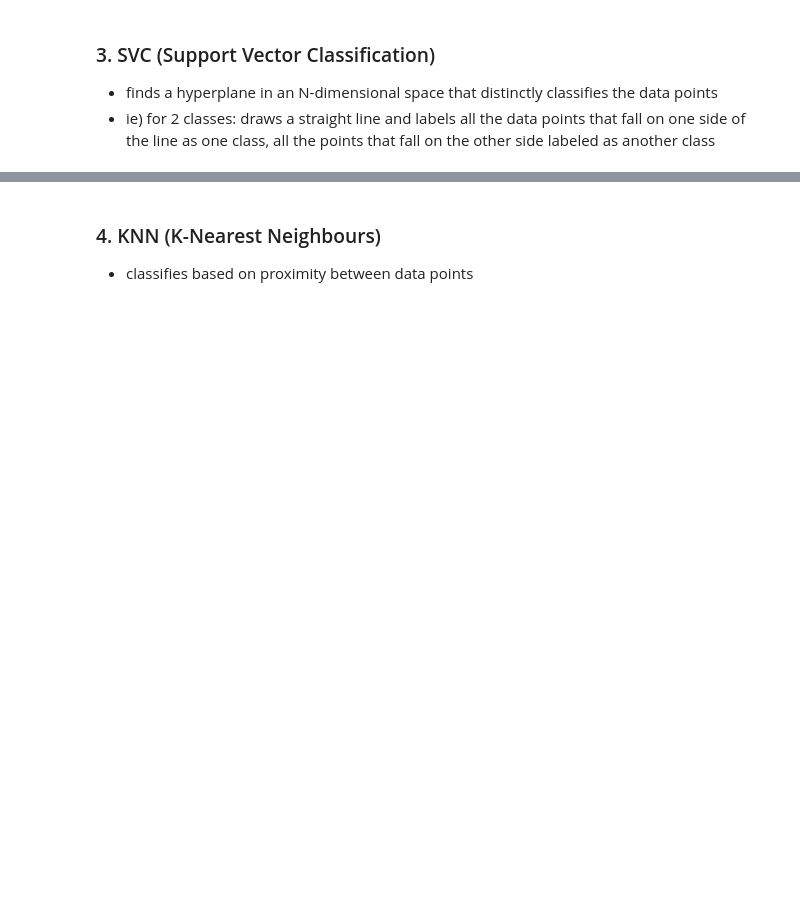
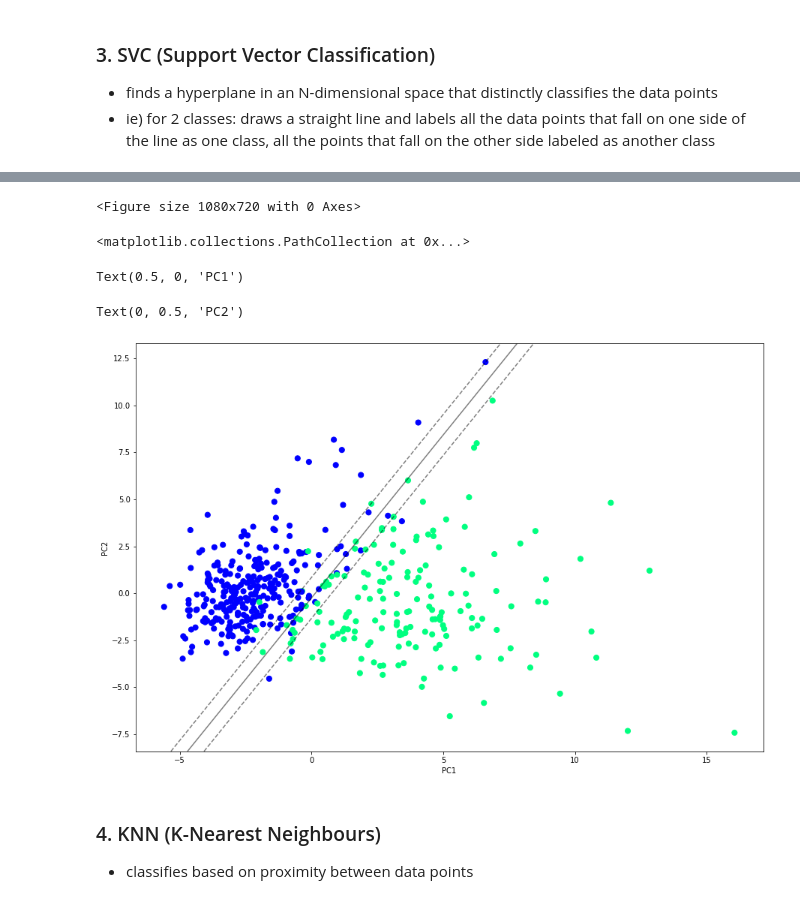
Before and after one commit to yoonichung/BreastCancerPrediction, a Jupyter notebook: BreastCancerPrediction_master.ipynb, the cells around one changed output, grey strips where cells are left out. Cells and saved outputs as stored; diff of their text form; code cells hidden in the pictures; blank space fills up the shorter version.

```diff
--- a/BreastCancerPrediction_master.ipynb
+++ b/BreastCancerPrediction_master.ipynb
@@ -402,3 +453,44 @@ f.legend(handles,['B', 'M', 'test'])
+# %%
+# # Visualisation of SVC decision boundary using 2 PCs - alternative version which doesn't use plot_decision_regions
+def plot_svc_decision_function(model, ax=None, plot_support=True):
+    """Plot the decision function for a 2D SVC"""
+    if ax is None:
+        ax = plt.gca()
+    xlim = ax.get_xlim()
+    ylim = ax.get_ylim()
+
+    # create grid to evaluate model
+    x = np.linspace(xlim[0], xlim[1], 30)
+    y = np.linspace(ylim[0], ylim[1], 30)
+    Y, X = np.meshgrid(y, x)
+    xy = np.vstack([X.ravel(), Y.ravel()]).T
+    P = model.decision_function(xy).reshape(X.shape)
+
+    # plot decision boundary and margins
+    ax.contour(X, Y, P, colors='k',
+               levels=[-1, 0, 1], alpha=0.5,
+               linestyles=['--', '-', '--'])
+
+    # plot support vectors
+    if plot_support:
+        ax.scatter(model.support_vectors_[:, 0],
+                   model.support_vectors_[:, 1],
+                   s=300, linewidth=1, facecolors='none');
+    ax.set_xlim(xlim)
+    ax.set_ylim(ylim)
+
+
+plt.figure(figsize = (15,10))
+plt.scatter(X_train_subset[:,0], X_train_subset[:,1], c=y_train, s=50, cmap='winter')
+plot_svc_decision_function(clf_svm_subset)
+plt.xlabel('PC1')
+plt.ylabel('PC2')
+# %% [output]
+<Figure size 1080x720 with 0 Axes>
+<matplotlib.collections.PathCollection at 0x...>
+Text(0.5, 0, 'PC1')
+Text(0, 0.5, 'PC2')
+[figure, added]
 # %% [markdown]
 ### 4. KNN (K-Nearest Neighbours)
 - classifies based on proximity between data points
```
Also changed, not shown: parts of 23 cells of this notebook, 5 other files.
